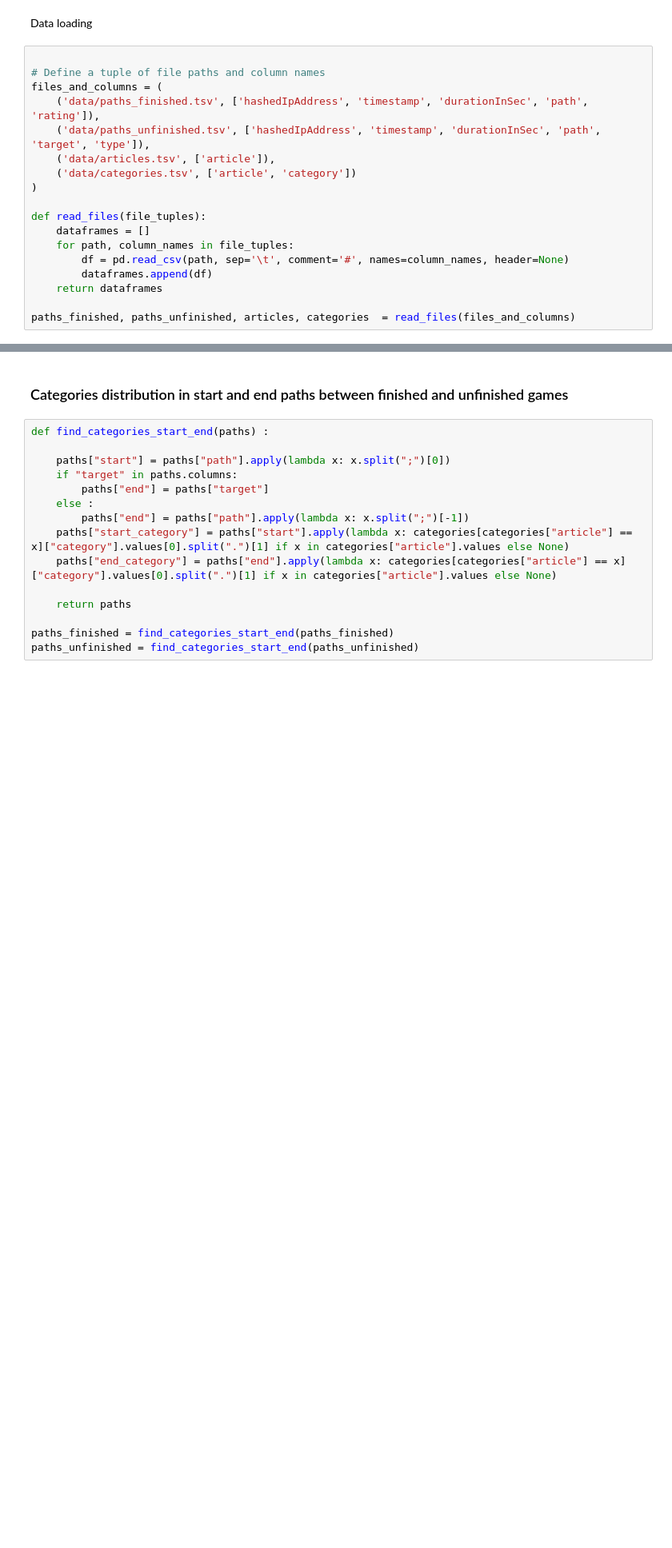
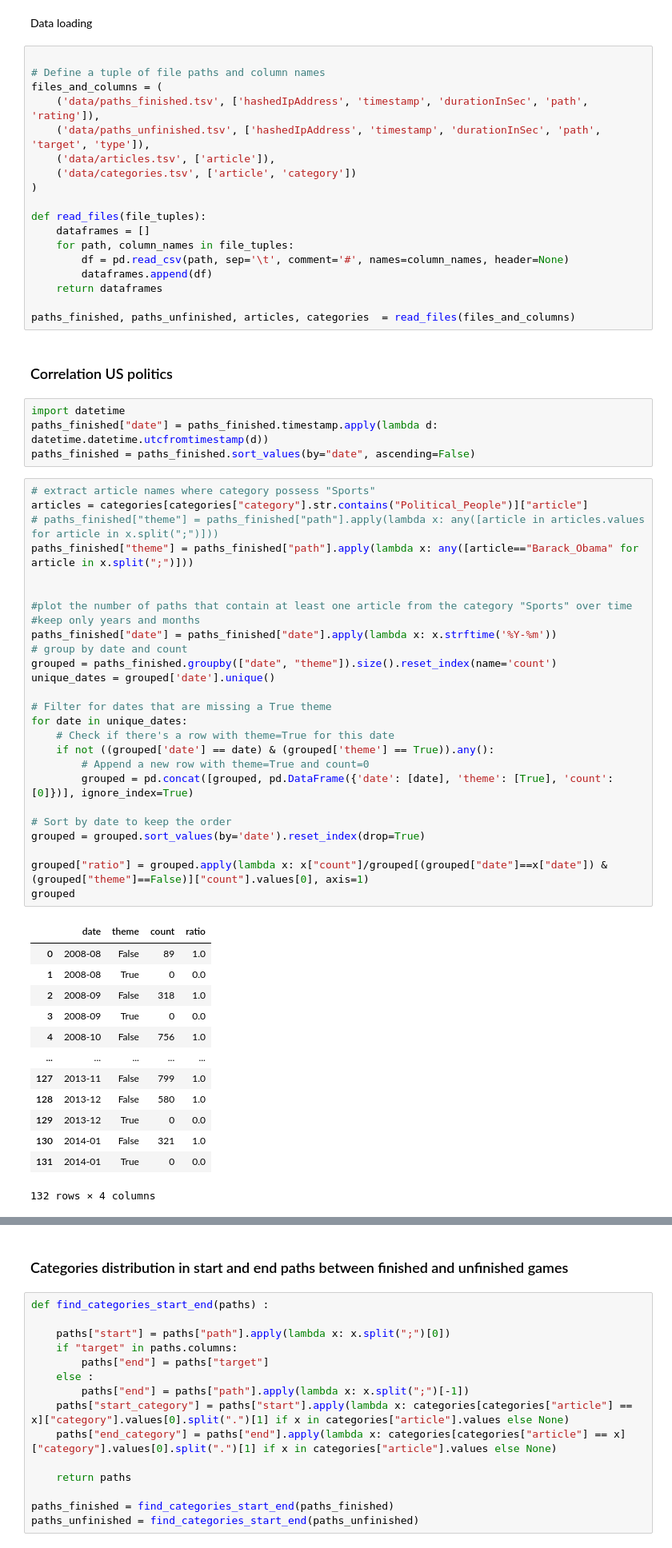
Before and after one commit to epfl-ada/ada-2024-project-the5outliers, a Jupyter notebook: topics_complexities.ipynb, the cells around one changed output, grey strips where cells are left out. Shown at 80% size. Drawn from its saved outputs; the diff is of its cells as text; blank space fills up the shorter version.

```diff
--- a/topics_complexities.ipynb
+++ b/topics_complexities.ipynb
@@ -31,3 +28,49 @@ def read_files(file_tuples):
     return dataframes
 
 paths_finished, paths_unfinished, articles, categories  = read_files(files_and_columns)
+# %% [markdown]
+### Correlation US politics
+# %%
+import datetime
+paths_finished["date"] = paths_finished.timestamp.apply(lambda d:  datetime.datetime.utcfromtimestamp(d))
+paths_finished = paths_finished.sort_values(by="date", ascending=False)
+# %%
+# extract article names where category possess "Sports"
+articles = categories[categories["category"].str.contains("Political_People")]["article"]
+# paths_finished["theme"] = paths_finished["path"].apply(lambda x: any([article in articles.values for article in x.split(";")]))
+paths_finished["theme"] = paths_finished["path"].apply(lambda x: any([article=="Barack_Obama" for article in x.split(";")]))
+
+
+#plot the number of paths that contain at least one article from the category "Sports" over time
+#keep only years and months
+paths_finished["date"] = paths_finished["date"].apply(lambda x: x.strftime('%Y-%m'))
+# group by date and count
+grouped = paths_finished.groupby(["date", "theme"]).size().reset_index(name='count')
+unique_dates = grouped['date'].unique()
+
+# Filter for dates that are missing a True theme
+for date in unique_dates:
+    # Check if there's a row with theme=True for this date
+    if not ((grouped['date'] == date) & (grouped['theme'] == True)).any():
+        # Append a new row with theme=True and count=0
+        grouped = pd.concat([grouped, pd.DataFrame({'date': [date], 'theme': [True], 'count': [0]})], ignore_index=True)
+
+# Sort by date to keep the order
+grouped = grouped.sort_values(by='date').reset_index(drop=True)
+
+grouped["ratio"] = grouped.apply(lambda x: x["count"]/grouped[(grouped["date"]==x["date"]) & (grouped["theme"]==False)]["count"].values[0], axis=1)
+grouped
+# %% [output]
+|  | date | theme | count | ratio |
+| 0 | 2008-08 | False | 89 | 1.0 |
+| 1 | 2008-08 | True | 0 | 0.0 |
+| 2 | 2008-09 | False | 318 | 1.0 |
+| 3 | 2008-09 | True | 0 | 0.0 |
+| 4 | 2008-10 | False | 756 | 1.0 |
+| ... | ... | ... | ... | ... |
+| 127 | 2013-11 | False | 799 | 1.0 |
+| 128 | 2013-12 | False | 580 | 1.0 |
+| 129 | 2013-12 | True | 0 | 0.0 |
+| 130 | 2014-01 | False | 321 | 1.0 |
+| 131 | 2014-01 | True | 0 | 0.0 |
+132 rows × 4 columns
```
Also changed, not shown: parts of 3 cells of this notebook, 1 other file.
